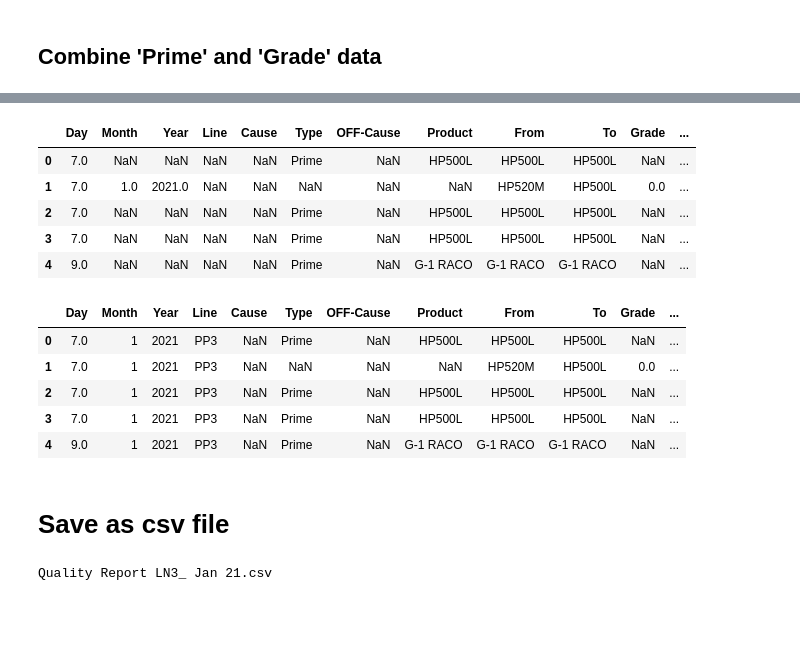
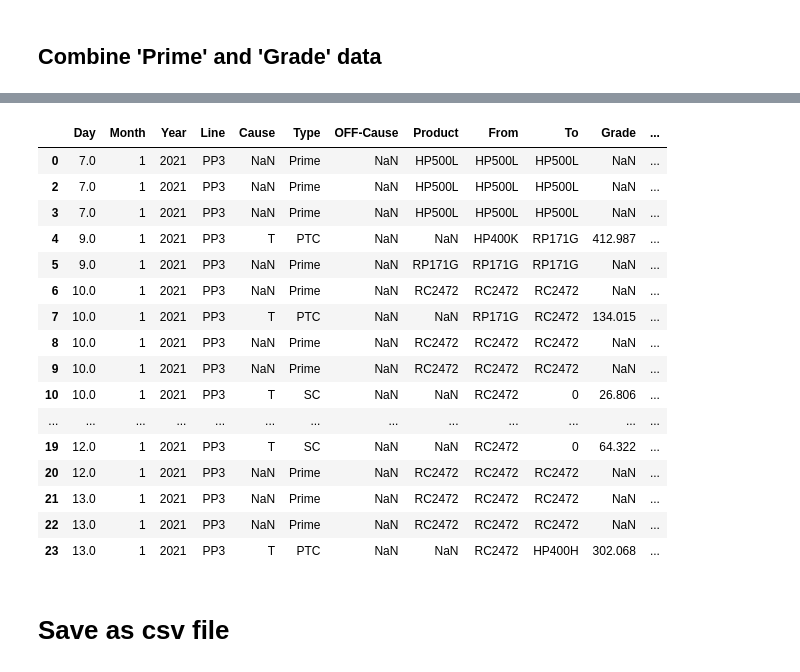
Before and after one commit to Thanutchaporn13/Test_course, a Jupyter notebook: Parsing_quantity_of_Prime_and_Grade_on_product_trial.ipynb, the cells around one changed output, grey strips where cells are left out. Cells and saved outputs as stored; diff of their text form; code cells hidden in the pictures; blank space fills up the shorter version.

```diff
--- a/Parsing_quantity_of_Prime_and_Grade_on_product_trial.ipynb
+++ b/Parsing_quantity_of_Prime_and_Grade_on_product_trial.ipynb
@@ -197,48 +230,38 @@ df_Grade.head(5)
-# %%
-df_all = df_all.append(df_Grade)
-#df_all = df_all.fillna("")
-df_all = df_all.sort_index("index", ascending=True)
-df_all = df_all.reset_index()
-df_all = df_all.rename(columns={'index':'Day'})
-df_all = df_all.drop('Date', axis=1)
-df_all.head(5)
-# %% [output]
-|  | Day | Month | Year | Line | Cause | Type | OFF-Cause | Product | From | To | Grade | ... |
-| 0 | 7.0 | NaN | NaN | NaN | NaN | Prime | NaN | HP500L | HP500L | HP500L | NaN | ... |
-| 1 | 7.0 | 1.0 | 2021.0 | NaN | NaN | NaN | NaN | NaN | HP520M | HP500L | 0.0 | ... |
-| 2 | 7.0 | NaN | NaN | NaN | NaN | Prime | NaN | HP500L | HP500L | HP500L | NaN | ... |
-| 3 | 7.0 | NaN | NaN | NaN | NaN | Prime | NaN | HP500L | HP500L | HP500L | NaN | ... |
-| 4 | 9.0 | NaN | NaN | NaN | NaN | Prime | NaN | G-1 RACO | G-1 RACO | G-1 RACO | NaN | ... |
 # %%
-### Extract year and month
+# Fill columns: Month, Year and Line
+rows_all =  len(df_all.index)
+
 iMonth = [df_sheet_grade.iat[0,0].month]
+list_month = iMonth*rows_all
+df_all['Month'] = list_month
+
 iYear  = [df_sheet_grade.iat[0,0].year]
+list_Year = iYear*rows_all
+df_all['Year'] = list_Year
+
+
+list_PPline = List_line*rows_all
+df_all['Line'] = list_PPline
+
+df_all
+# %% [output]
+|  | Day | Month | Year | Line | Cause | Type | OFF-Cause | Product | From | To | Grade | ... |
+| 0 | 7.0 | 1 | 2021 | PP3 | NaN | Prime | NaN | HP500L | HP500L | HP500L | NaN | ... |
+| 2 | 7.0 | 1 | 2021 | PP3 | NaN | Prime | NaN | HP500L | HP500L | HP500L | NaN | ... |
+| 3 | 7.0 | 1 | 2021 | PP3 | NaN | Prime | NaN | HP500L | HP500L | HP500L | NaN | ... |
+| 4 | 9.0 | 1 | 2021 | PP3 | T | PTC | NaN | NaN | HP400K | RP171G | 412.987 | ... |
+| 5 | 9.0 | 1 | 2021 | PP3 | NaN | Prime | NaN | RP171G | RP171G | RP171G | NaN | ... |
+| 6 | 10.0 | 1 | 2021 | PP3 | NaN | Prime | NaN | RC2472 | RC2472 | RC2472 | NaN | ... |
+| 7 | 10.0 | 1 | 2021 | PP3 | T | PTC | NaN | NaN | RP171G | RC2472 | 134.015 | ... |
+| 8 | 10.0 | 1 | 2021 | PP3 | NaN | Prime | NaN | RC2472 | RC2472 | RC2472 | NaN | ... |
+| 9 | 10.0 | 1 | 2021 | PP3 | NaN | Prime | NaN | RC2472 | RC2472 | RC2472 | NaN | ... |
+| 10 | 10.0 | 1 | 2021 | PP3 | T | SC | NaN | NaN | RC2472 | 0 | 26.806 | ... |
+| ... | ... | ... | ... | ... | ... | ... | ... | ... | ... | ... | ... | ... |
+| 19 | 12.0 | 1 | 2021 | PP3 | T | SC | NaN | NaN | RC2472 | 0 | 64.322 | ... |
+| 20 | 12.0 | 1 | 2021 | PP3 | NaN | Prime | NaN | RC2472 | RC2472 | RC2472 | NaN | ... |
+| 21 | 13.0 | 1 | 2021 | PP3 | NaN | Prime | NaN | RC2472 | RC2472 | RC2472 | NaN | ... |
+| 22 | 13.0 | 1 | 2021 | PP3 | NaN | Prime | NaN | RC2472 | RC2472 | RC2472 | NaN | ... |
+| 23 | 13.0 | 1 | 2021 | PP3 | T | PTC | NaN | NaN | RC2472 | HP400H | 302.068 | ... |
-# %%
-rows_all =  len(df_all.index)
-list_PPline = List_line*rows_all
-df_all['Line'] = list_PPline
-
-list_month = iMonth*rows_all
-df_all['Month'] = list_month
-
-list_Year = iYear*rows_all
-df_all['Year'] = list_Year
-
-
-df_all.head(5)
-# %% [output]
-|  | Day | Month | Year | Line | Cause | Type | OFF-Cause | Product | From | To | Grade | ... |
-| 0 | 7.0 | 1 | 2021 | PP3 | NaN | Prime | NaN | HP500L | HP500L | HP500L | NaN | ... |
-| 1 | 7.0 | 1 | 2021 | PP3 | NaN | NaN | NaN | NaN | HP520M | HP500L | 0.0 | ... |
-| 2 | 7.0 | 1 | 2021 | PP3 | NaN | Prime | NaN | HP500L | HP500L | HP500L | NaN | ... |
-| 3 | 7.0 | 1 | 2021 | PP3 | NaN | Prime | NaN | HP500L | HP500L | HP500L | NaN | ... |
-| 4 | 9.0 | 1 | 2021 | PP3 | NaN | Prime | NaN | G-1 RACO | G-1 RACO | G-1 RACO | NaN | ... |
 # %% [markdown]
 # Save as csv file
-# %%
-##
-savename = filename[:-5]+".csv"
-print(savename)
-# %% [output]
-Quality Report LN3_ Jan 21.csv
 # %%
```
Also changed, not shown: parts of 9 cells of this notebook.
